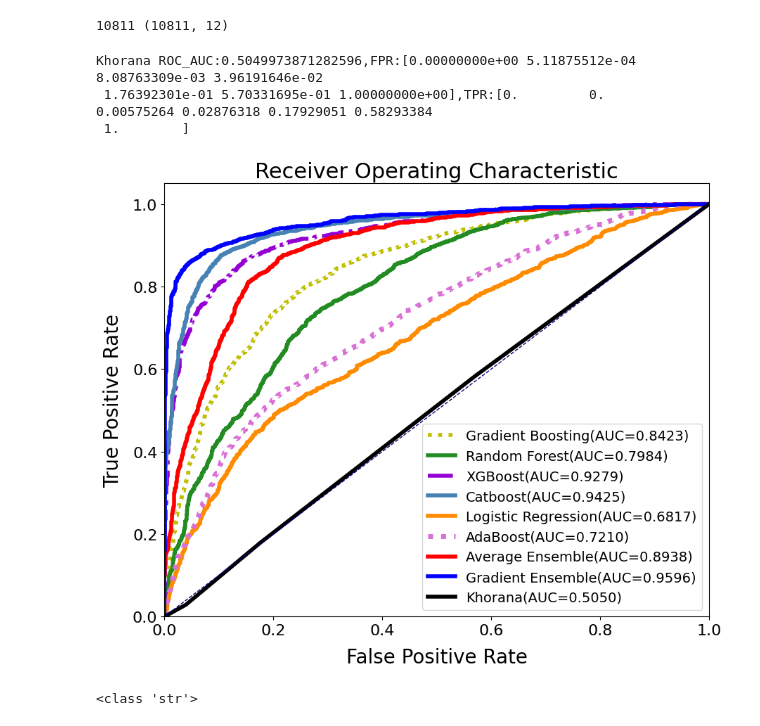
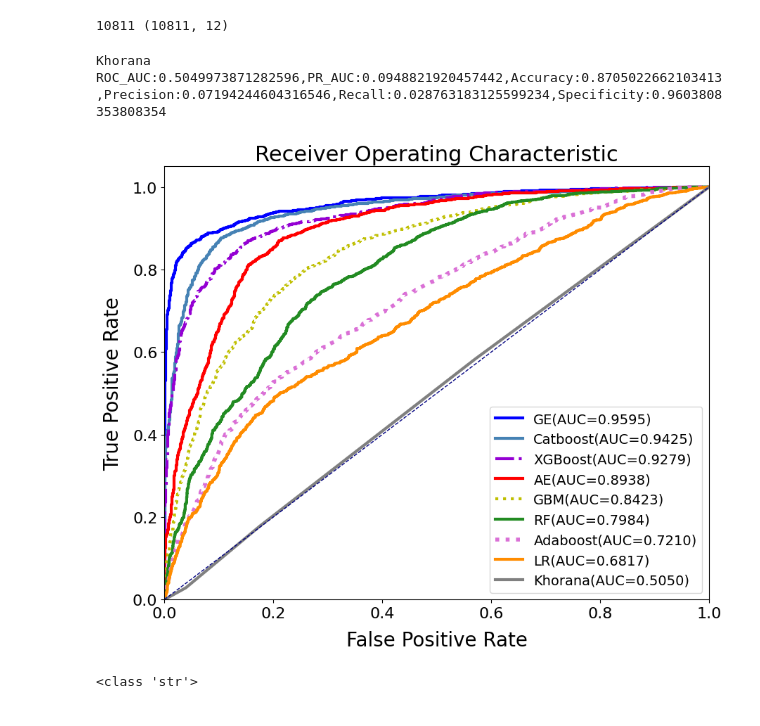
Before and after one commit to ssssszj/Tumor_prediction, a Jupyter notebook: ensemble_model.ipynb, the cells around one changed output. Cells and saved outputs as stored; diff of their text form; code cells hidden in the pictures.

```diff
--- a/ensemble_model.ipynb
+++ b/ensemble_model.ipynb
@@ -804,7 +820,7 @@ pr_auc = auc(recall,precision)
 
 tumor_pred = Kh_Tumor.copy()
 for i in range(len(Kh_Tumor)):
-    tumor_pred[i] = 1 if Kh_scores[i] >= 0.5 else 0
+    tumor_pred[i] = 1 if Kh_scores[i] >= 3 else 0
 tn, fp, fn, tp = confusion_matrix(Kh_Tumor, tumor_pred).ravel()
 
 # Sensitivities.append('%.4f'%(tp/(tp+fn)))
@@ -815,33 +831,34 @@ Fprs.append(fpr_kh)
 Tprs.append(tpr_kh)
 ROC_AUCs.append(roc_auc_kh)
 
-print('Khorana ROC_AUC:{},FPR:{},TPR:{}'.format(roc_auc_kh,fpr_kh,tpr_kh))
 
-plt.figure(figsize=(10,8))
-plt.plot(Fprs[5],Tprs[5],lw=4,color='y',linestyle=':',label='{}(AUC={:.4f})'.format(model_names[5],ROC_AUCs[5]))
-plt.plot(Fprs[0],Tprs[0],lw=4,color='forestgreen',linestyle='-',label='{}(AUC={:.4f})'.format(model_names[0],ROC_AUCs[0]))
-plt.plot(Fprs[4],Tprs[4],lw=4,color='darkviolet',linestyle='-.',label='{}(AUC={:.4f})'.format(model_names[4],ROC_AUCs[4]))
-plt.plot(Fprs[1],Tprs[1],lw=4,color='steelblue',linestyle='-',label='{}(AUC={:.4f})'.format(model_names[1],ROC_AUCs[1]))
-plt.plot(Fprs[2],Tprs[2],lw=4,color='darkorange',linestyle='-',label='{}(AUC={:.4f})'.format(model_names[2],ROC_AUCs[2]))
-plt.plot(Fprs[3],Tprs[3],lw=5,color='orchid',linestyle=':',label='{}(AUC={:.4f})'.format(model_names[3],ROC_AUCs[3]))
-plt.plot(Fprs[6],Tprs[6],lw=4,color='red',label='Average Ensemble(AUC={:.4f})'.format(ROC_AUCs[6]))
-plt.plot(Fprs[7],Tprs[7],lw=4,color='blue',label='Gradient Ensemble(AUC={:.4f})'.format(ROC_AUCs[7]))
-plt.plot(Fprs[8],Tprs[8],lw=4,color='black',label='Khorana(AUC={:.4f})'.format(ROC_AUCs[8]))
-plt.plot([0, 1], [0, 1], color='navy', lw=1, linestyle='--')
-plt.xlim([0.0, 1.0])
-plt.ylim([0.0, 1.05])
-plt.xticks(fontsize=16,weight='light')
-plt.yticks(fontsize=16,weight='light')
-plt.xlabel('False Positive Rate',fontsize=20,labelpad=10)
-plt.ylabel('True Positive Rate',fontsize=20,labelpad=10)
-plt.title('Receiver Operating Characteristic',fontsize=22)
-plt.legend(loc="lower right",prop={'size': 14,'weight':'light'})
-plt.show()
+print('Khorana ROC_AUC:{},PR_AUC:{},Accuracy:{},Precision:{},Recall:{},Specificity:{}'.format(roc_auc_kh,pr_auc,np.mean((np.array(Kh_Tumor) == np.array(tumor_pred))),precision_score(Kh_Tumor, tumor_pred),tp/(tp+fn),tn/(tn+fp)))
 # %% [output]
-Khorana ROC_AUC:0.5049973871282596,FPR:[0.00000000e+00 5.11875512e-04 8.08763309e-03 3.96191646e-02
- 1.76392301e-01 5.70331695e-01 1.00000000e+00],TPR:[0.         0.         0.00575264 0.02876318 0.17929051 0.58293384
- 1.        ]
+Khorana ROC_AUC:0.5049973871282596,PR_AUC:0.0948821920457442,Accuracy:0.8705022662103413,Precision:0.07194244604316546,Recall:0.028763183125599234,Specificity:0.9603808353808354
-[figure, removed]
+# %%
+
+plt.figure(figsize=(10,8))
+plt.plot(Fprs[7],Tprs[7],lw=3,color='blue',label='GE(AUC={:.4f})'.format(ROC_AUCs[7]))
+plt.plot(Fprs[1],Tprs[1],lw=3,color='steelblue',linestyle='-',label='Catboost(AUC={:.4f})'.format(ROC_AUCs[1]))
+plt.plot(Fprs[4],Tprs[4],lw=3,color='darkviolet',linestyle='-.',label='XGBoost(AUC={:.4f})'.format(ROC_AUCs[4]))
+plt.plot(Fprs[6],Tprs[6],lw=3,color='red',label='AE(AUC={:.4f})'.format(ROC_AUCs[6]))
+plt.plot(Fprs[5],Tprs[5],lw=3,color='y',linestyle=':',label='GBM(AUC={:.4f})'.format(ROC_AUCs[5]))
+plt.plot(Fprs[0],Tprs[0],lw=3,color='forestgreen',linestyle='-',label='RF(AUC={:.4f})'.format(ROC_AUCs[0]))
+plt.plot(Fprs[3],Tprs[3],lw=4,color='orchid',linestyle=':',label='Adaboost(AUC={:.4f})'.format(ROC_AUCs[3]))
+plt.plot(Fprs[2],Tprs[2],lw=3,color='darkorange',linestyle='-',label='LR(AUC={:.4f})'.format(ROC_AUCs[2]))
+plt.plot(Fprs[8],Tprs[8],lw=3,color='gray',label='Khorana(AUC={:.4f})'.format(ROC_AUCs[8]))
+plt.plot([0, 1], [0, 1], color='navy', lw=1, linestyle='--')
+plt.xlim([0.0, 1.0])
+plt.ylim([0.0, 1.05])
+plt.xticks(fontsize=16,weight='light')
+plt.yticks(fontsize=16,weight='light')
+plt.xlabel('False Positive Rate',fontsize=20,labelpad=10)
+plt.ylabel('True Positive Rate',fontsize=20,labelpad=10)
+plt.title('Receiver Operating Characteristic',fontsize=22)
+plt.legend(loc="lower right",prop={'size': 14,'weight':'light'})
+plt.show()
+# %% [output]
+[figure, added]
 # %%
 print(type(ROC_AUCs[0]))
 # %% [output]
```
Also changed, not shown: parts of 7 cells of this notebook.
